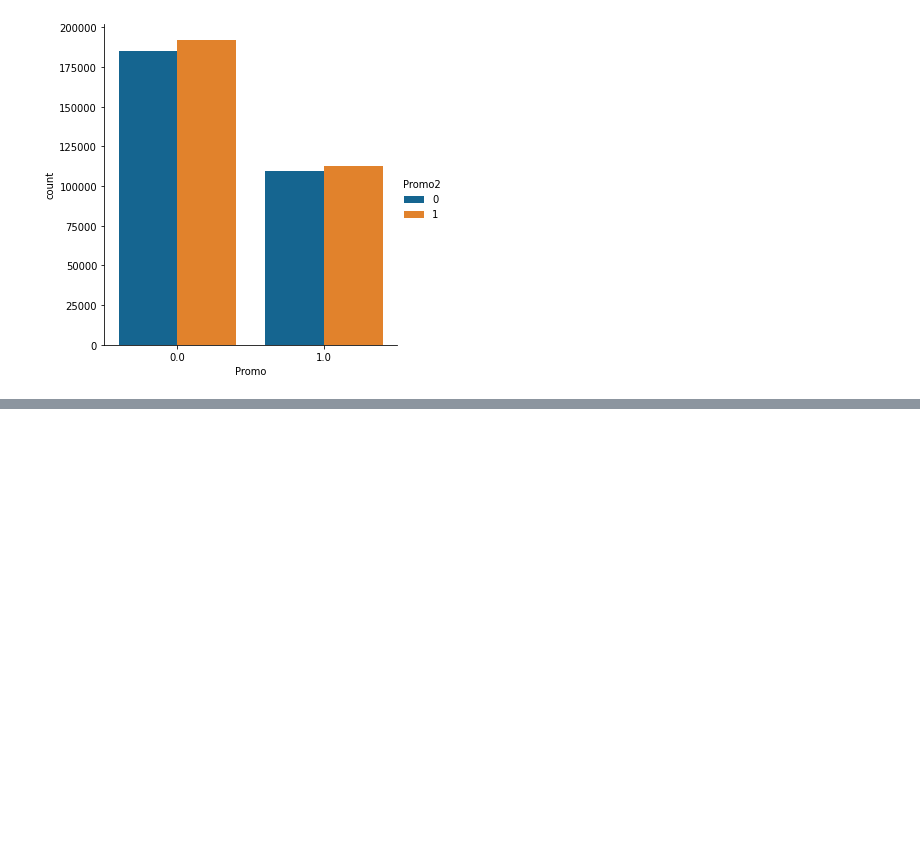
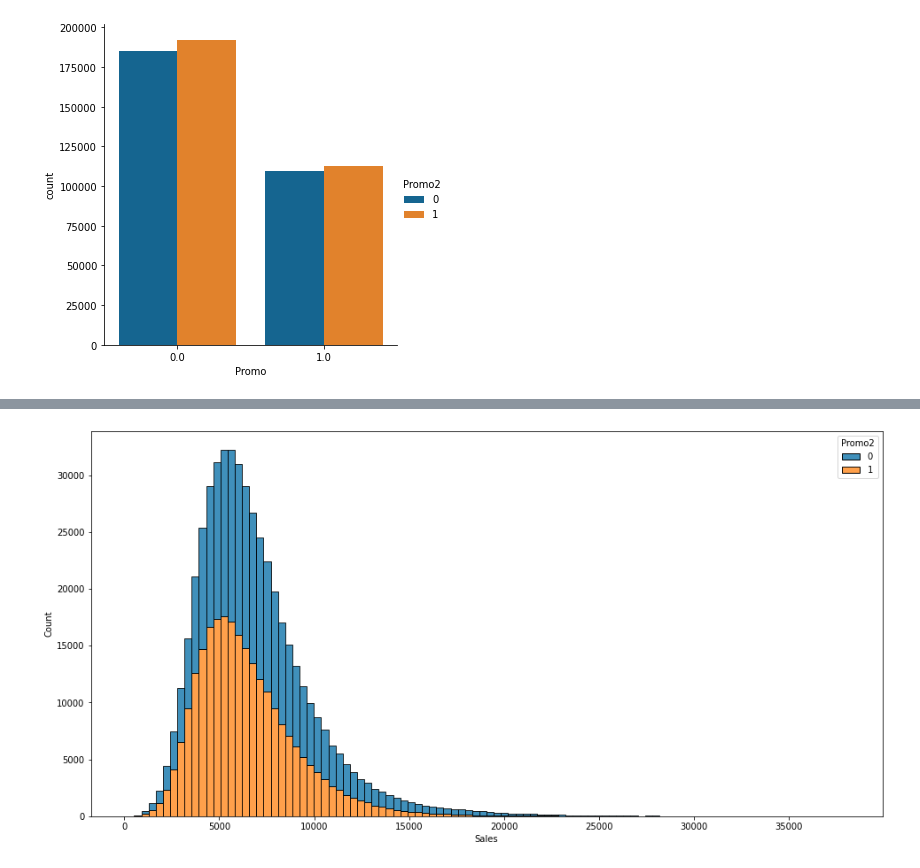
Before and after one commit to wrijupan/Rossmann-DSR-minicomp, a Jupyter notebook: notebooks/visualisations/02_charts_Promo.ipynb, the cells around one changed output, grey strips where cells are left out. Saved outputs shown, nothing was run; the diff lists cells and outputs as text; code cells hidden in the pictures; blank space fills up the shorter version.

```diff
--- a/notebooks/visualisations/02_charts_Promo.ipynb
+++ b/notebooks/visualisations/02_charts_Promo.ipynb
@@ -121,0 +160,10 @@ sns.catplot(x='Promo',
+# %%
+# Stacked bars
+plt.figure(figsize=(16, 8))
+sns.histplot(x='Sales',
+            hue='Promo2',
+            multiple='stack',
+            bins= 100,
+            data=nonzero_merged_Sales);
+# %% [output]
+[figure, added]
```
Also changed, not shown: parts of 7 cells of this notebook.
